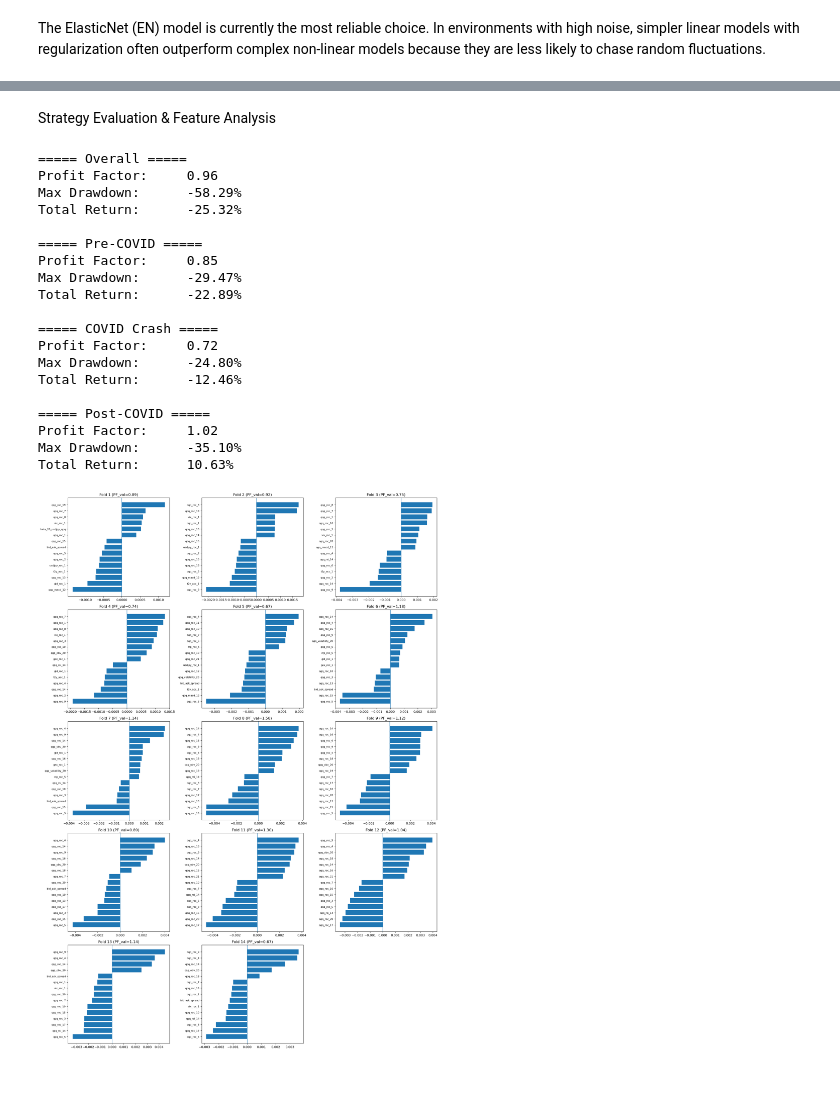
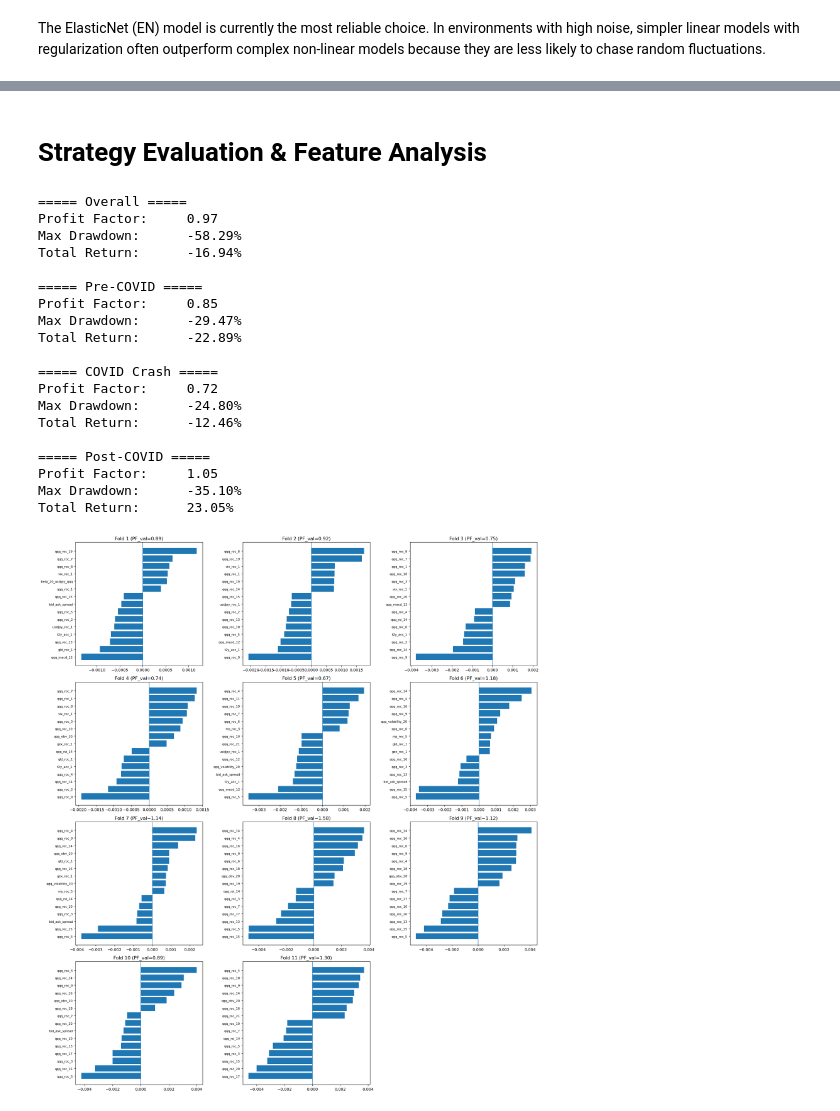
Before and after one commit to ron-shen/Regime-Shift-Analysis-Forecasting-of-QQQ-Returns, a Jupyter notebook: notebooks/model.ipynb, the cells around one changed output, grey strips where cells are left out. Saved outputs shown, nothing was run; the diff lists cells and outputs as text; code cells hidden in the pictures; blank space fills up the shorter version.

Commit message:
add filter to improve model

```diff
--- a/notebooks/model.ipynb
+++ b/notebooks/model.ipynb
@@ -234,0 +137,29 @@ overall          1.570808        1.002032       0.251731
+# %%
+np.random.seed(42)
+
+n_splits = cv.get_n_splits(X, y)
+train_folds = []
+test_folds = []
+num_test_folds = 3  # Number of folds to reserve for testing
+
+# Use enumerate to get the fold index (i) which serves as the fold id
+for i, (train_idx, test_idx) in enumerate(cv.split(X, y)):
+    fold_data = (i, train_idx, test_idx)
+
+    if i < (n_splits - num_test_folds):
+        train_folds.append(fold_data)
+    else:
+        test_folds.append(fold_data)
+
+pg = []
+for _ in range(30):
+    pg.append({
+        "model__alpha": loguniform.rvs(1e-5, 1),
+        "model__l1_ratio": uniform.rvs(0, 0.5)
+    })
+
+model = ElasticNet()
+# %%
+cv_res_train, oof_pred_train, oof_pos_train = run_walk_forward_evaluation(
+    train_folds, X, y, pg, preprocess, model, pf_scorer
+)
@@ -235,7 +178,7 @@ overall          1.570808        1.002032       0.251731
 # %% [markdown]
-Strategy Evaluation & Feature Analysis
+# Strategy Evaluation & Feature Analysis
 # %%
-tmp_df = pd.concat([y, oof_pos], axis=1)
+tmp_df = pd.concat([y, oof_pos_train], axis=1)
 tmp_df['qqq_fwd_ln_ret_1'] = np.log1p(tmp_df['qqq_fwd_ret_1'])
 tmp_df['strategy_return'] = tmp_df['qqq_fwd_ret_1'] * tmp_df[0]
 tmp_df.dropna(inplace=True)
@@ -252,9 +195,9 @@ print_perf_stats("COVID Crash", stats_crash)
 print_perf_stats("Post-COVID", stats_post)
 # %% [output]
 ===== Overall =====
-Profit Factor:     0.96
+Profit Factor:     0.97
 Max Drawdown:      -58.29%
-Total Return:      -25.32%
+Total Return:      -16.94%
 
 ===== Pre-COVID =====
 Profit Factor:     0.85
@@ -267,18 +210,18 @@ Max Drawdown:      -24.80%
 Total Return:      -12.46%
 
 ===== Post-COVID =====
-Profit Factor:     1.02
+Profit Factor:     1.05
 Max Drawdown:      -35.10%
-Total Return:      10.63%
+Total Return:      23.05%
 # %%
 feature_names = get_preprocessed_feature_names(preprocess, X)
 
 plot_coeffs_subplots(
-    cv_res=cv_res,
+    cv_res=cv_res_train,
     feature_names=feature_names,
-    top_n=15,     # set None to plot all (can get crowded)
+    top_n=15,
     ncols=3
 )
 # %% [output]
-[figure, old version]
+[figure, new version]
 # %%
```
Also changed, not shown: parts of 36 cells of this notebook, 8 other files.
